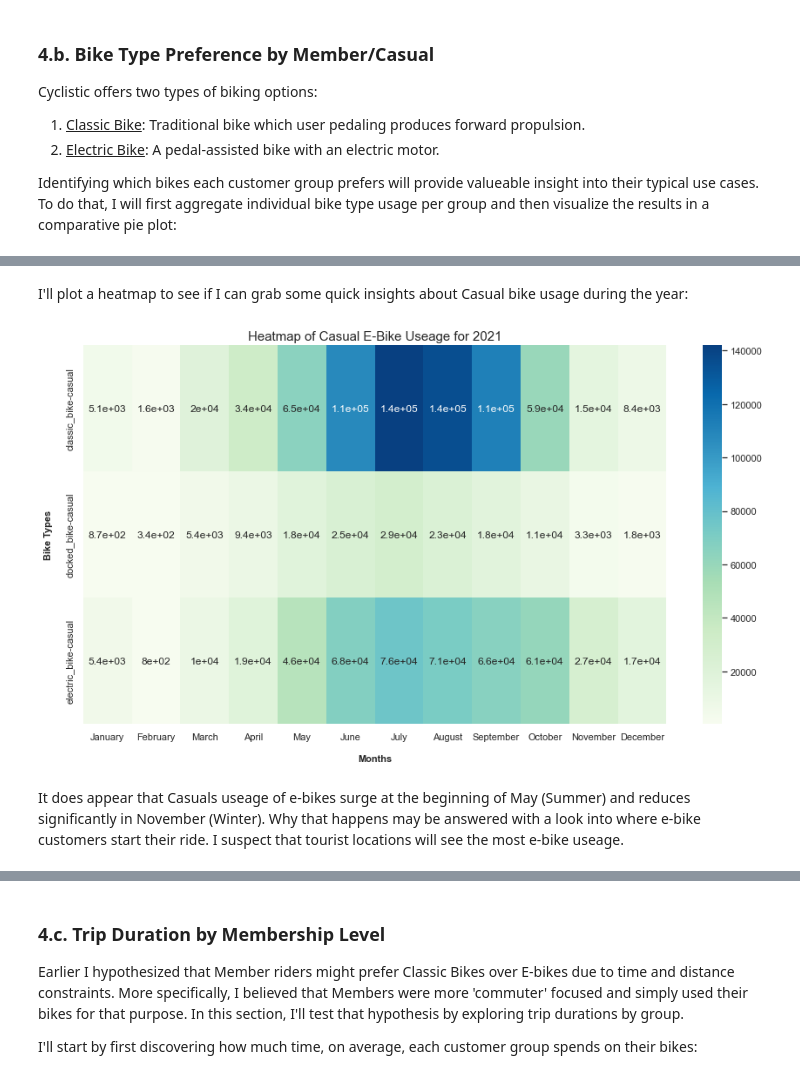
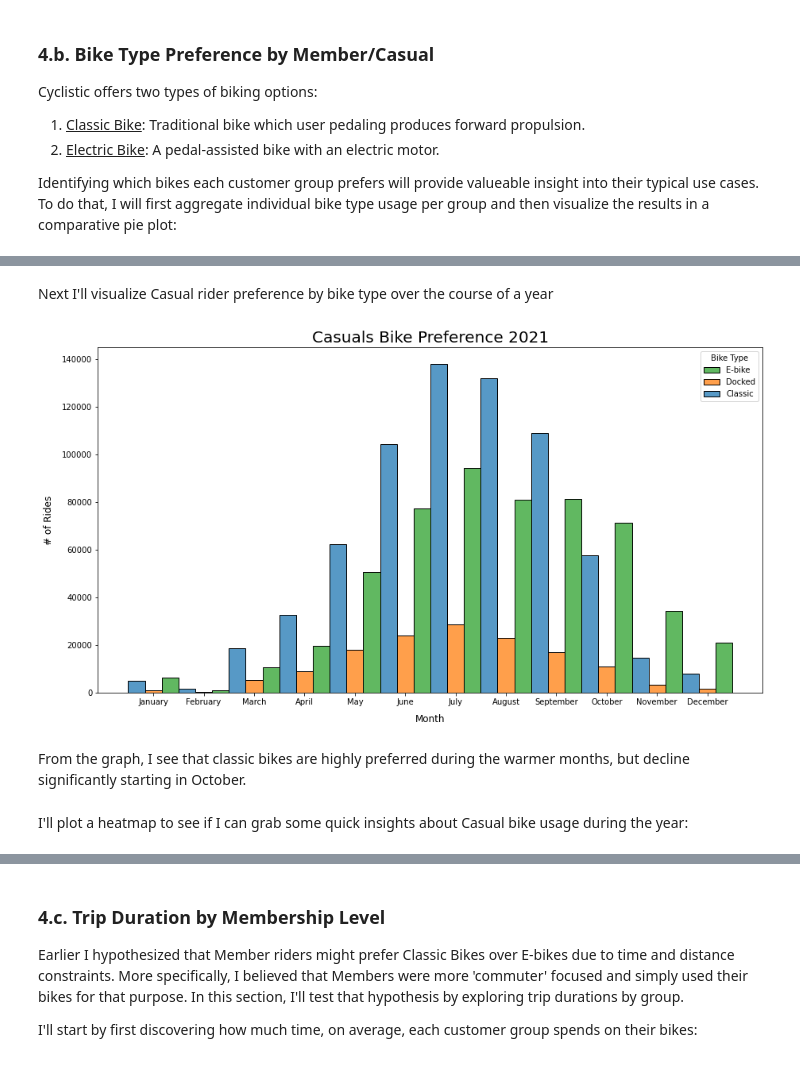
Before and after one commit to clkHere/Data-Analysis, a Jupyter notebook: 1. Portfolio/b. Cyclistic Marketing Analysis/Cyclistic_Analysis.ipynb, the cells around one changed output, grey strips where cells are left out. Cells and saved outputs as stored; diff of their text form; code cells hidden in the pictures.

```diff
--- a/1. Portfolio/b. Cyclistic Marketing Analysis/Cyclistic_Analysis.ipynb
+++ b/1. Portfolio/b. Cyclistic Marketing Analysis/Cyclistic_Analysis.ipynb
@@ -1035,15 +1018,20 @@ plt.legend(['Classic', 'Docked', 'E-Bike'], title='Bike Type');
-# %% [markdown]
-I'll plot a heatmap to see if I can grab some quick insights about Casual bike usage during the year:
-# %%
-#Plotting heatmap of bike usage by Casual Members
-plt.figure(figsize=(15,8))
-sns.heatmap(pd.crosstab([casualDF.rideable_type,casualDF.member_casual],
-            cycDF.month, rownames=['Bike Type', 'Member/Casual']),
-            cmap='GnBu', annot=True, cbar=True)
-plt.title('Heatmap of Casual E-Bike Useage for 2021', fontsize=15)
-plt.ylabel('Bike Types', fontsize=11, labelpad=15, fontweight='bold')
-plt.xlabel('Months', fontsize=11, labelpad=15, fontweight='bold');
-# %% [output]
-[figure, removed]
-# %% [markdown]
-It does appear that Casuals useage of e-bikes surge at the beginning of May (Summer) and reduces significantly in November (Winter). Why that happens may be answered with a look into where e-bike customers start their ride. I suspect that tourist locations will see the most e-bike useage.
+# %%
+#Import CategoricalDtype to sort list of strings...
+#from pandas.api.types import CategoricalDtype
+casualDF.month = casualDF.month.astype(CategoricalDtype(categories=monCats, ordered=True))
+# %% [markdown]
+Next I'll visualize Casual rider preference by bike type over the course of a year
+# %%
+#Plotting Casual bike usage...
+plt.figure(figsize=(15,8))
+sns.histplot(data=casualDF, x='month',hue='rideable_type', multiple='dodge', binwidth=1)
+plt.title('Casuals Bike Preference 2021', fontsize=20)
+plt.xlabel('Month', fontsize=12, labelpad=10)
+plt.ylabel('# of Rides', fontsize=12, labelpad=10)
+plt.legend(['E-bike', 'Docked', 'Classic'], title='Bike Type');
+# %% [output]
+[figure, added]
+# %% [markdown]
+From the graph, I see that classic bikes are highly preferred during the warmer months, but decline significantly starting in October.
+# %% [markdown]
+I'll plot a heatmap to see if I can grab some quick insights about Casual bike usage during the year:
```
Also changed, not shown: parts of 96 cells of this notebook.
